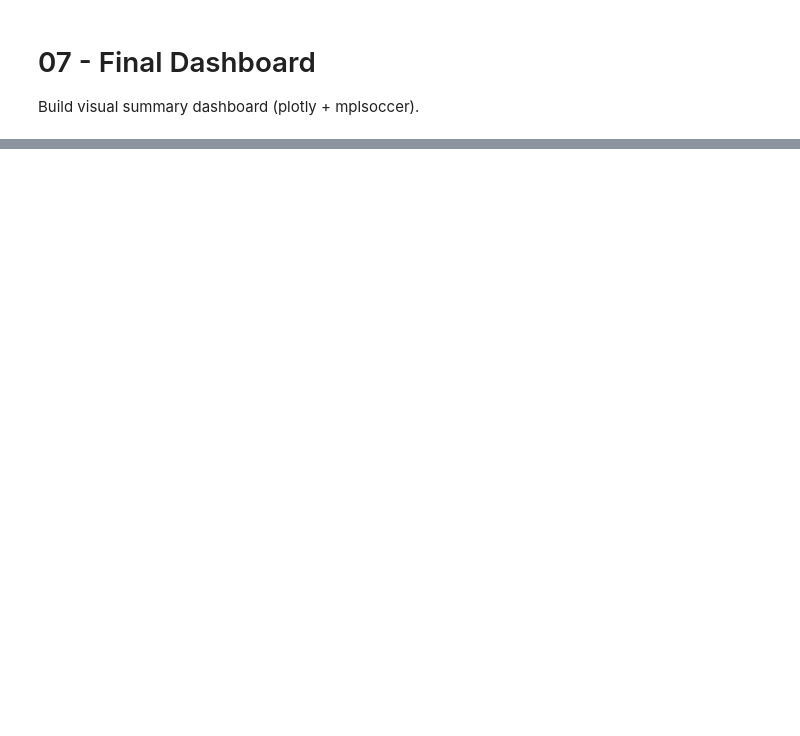
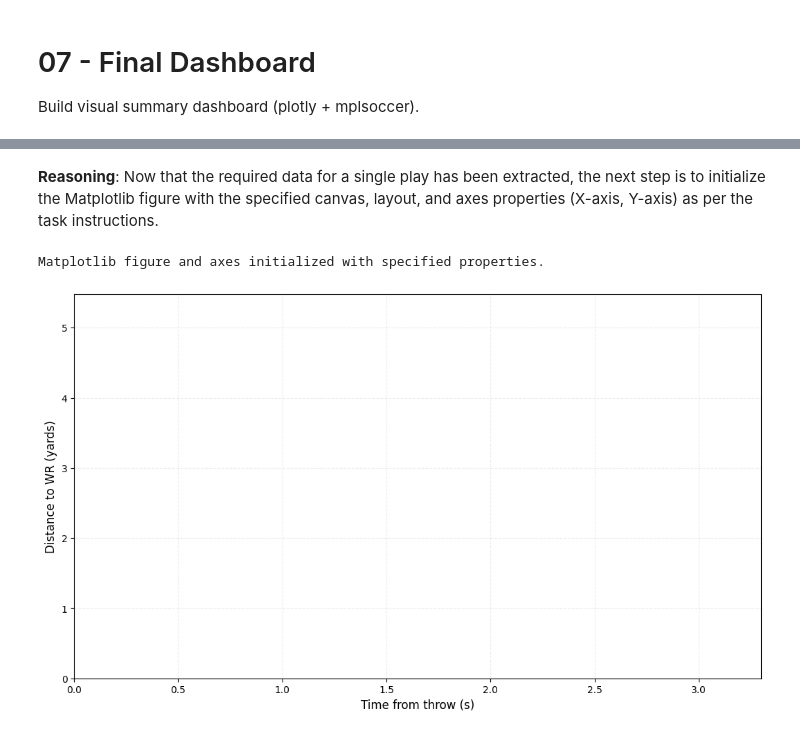
Before and after one commit to muma005/nfl-ball-flight-analysis, a Jupyter notebook: notebooks/07_final_dashboard.ipynb, the cells around one changed output, grey strips where cells are left out. Saved outputs shown, nothing was run; the diff lists cells and outputs as text; code cells hidden in the pictures; blank space fills up the shorter version.

```diff
--- a/notebooks/07_final_dashboard.ipynb
+++ b/notebooks/07_final_dashboard.ipynb
@@ -792,0 +934,5 @@ This is a **unique, multi-metric storytelling package**
+# %%
+import pandas as pd
+
+df_tti = pd.read_parquet('/content/per_play_defender_movement.parquet')
+display(df_tti.head())
@@ -792,0 +1040,40 @@ This is a **unique, multi-metric storytelling package**
+# %% [markdown]
+**Reasoning**:
+Now that the required data for a single play has been extracted, the next step is to initialize the Matplotlib figure with the specified canvas, layout, and axes properties (X-axis, Y-axis) as per the task instructions.
+# %%
+import matplotlib.pyplot as plt
+import numpy as np
+
+# Set figure size and layout
+fig, ax = plt.subplots(figsize=(12.8, 7.2)) # 1280x720 pixels (16:9 aspect ratio)
+
+# Set background and gridlines
+fig.patch.set_facecolor('white')
+ax.set_facecolor('white')
+ax.grid(True, linestyle='--', alpha=0.4, color='lightgray')
+
+# --- Axes Configuration ---
+# X-axis: Time from throw (s)
+ax.set_xlabel('Time from throw (s)', fontsize=12)
+x_max_plot = max(tti, 1.2 * tti) # Range: 0 to max(tti, 1.2 * tti)
+if x_max_plot < 3.0: # Ensure a minimum buffer if TTI is very small
+    x_max_plot = 3.0
+ax.set_xlim(0, x_max_plot * 1.1) # Add 10% buffer for labels
+
+# Dynamic X-axis tick marks (0.2s or 0.5s)
+if x_max_plot <= 2.0:
+    x_tick_interval = 0.2
+else:
+    x_tick_interval = 0.5
+ax.set_xticks(np.arange(0, x_max_plot + x_tick_interval, x_tick_interval))
+
+# Y-axis: Distance to WR (yards)
+ax.set_ylabel('Distance to WR (yards)', fontsize=12)
+y_max_plot = distance_throw + 1 # Range: 0 to distance_throw + 1
+ax.set_ylim(0, y_max_plot)
+ax.set_yticks(np.arange(0, int(y_max_plot) + 1, 1))
+
+print("Matplotlib figure and axes initialized with specified properties.")
+# %% [output]
+Matplotlib figure and axes initialized with specified properties.
+[figure, added]
```
Also changed, not shown: parts of 117 cells of this notebook.
